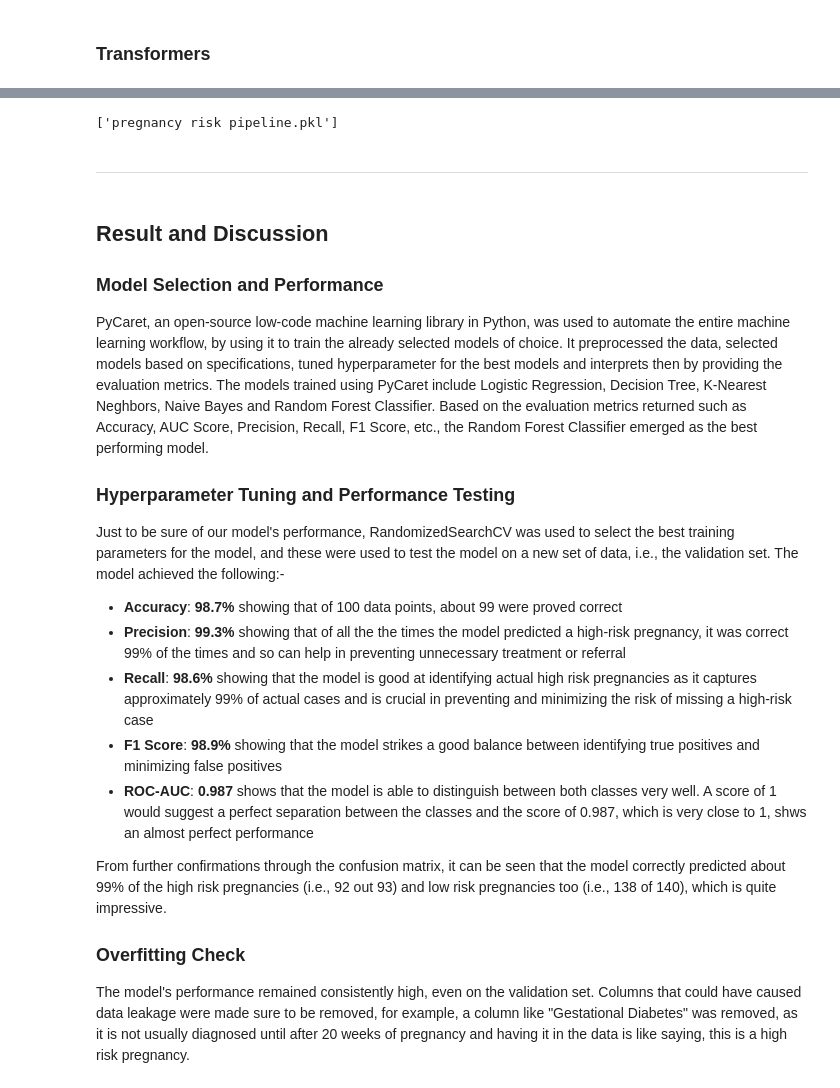
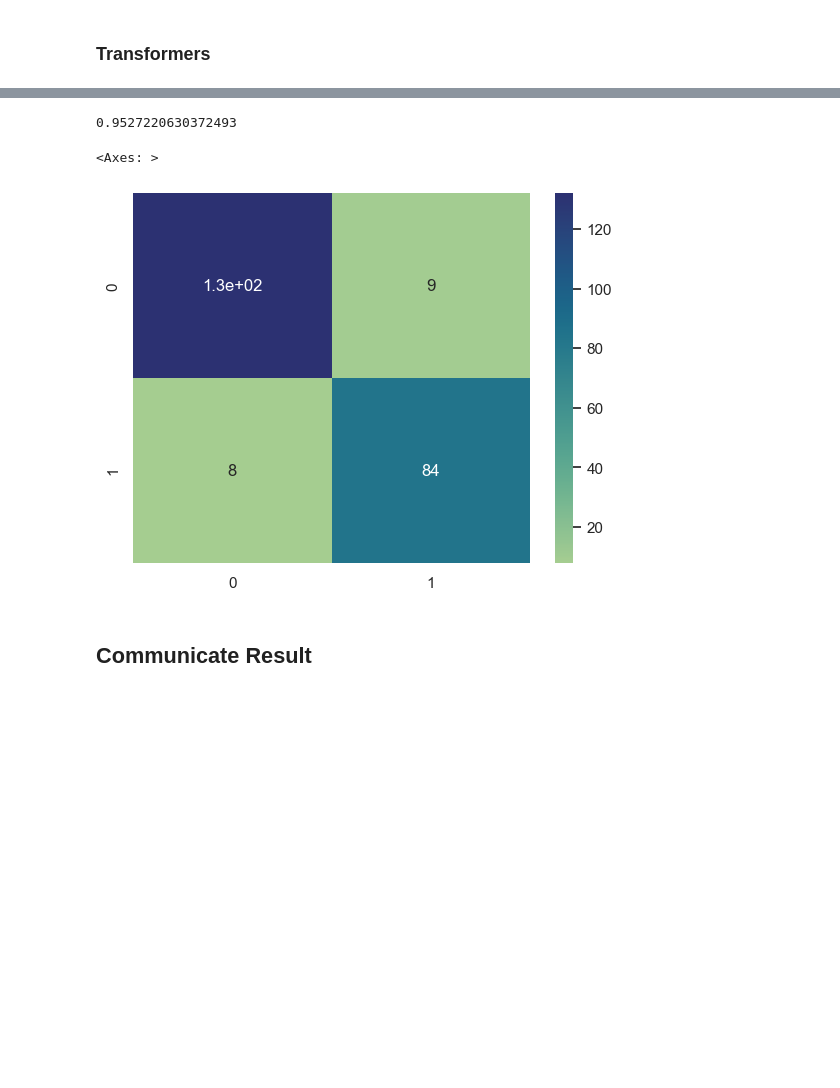
Before and after one commit to Vhickyem/Pregnancy-Risk-Prediction, a Jupyter notebook: code.ipynb, the cells around one changed output, grey strips where cells are left out. Cells and saved outputs as stored; diff of their text form; code cells hidden in the pictures; blank space fills up the shorter version.

Commit message:
Full EDA done, Well-thought out process, Interpretations and Deployments

```diff
--- a/code.ipynb
+++ b/code.ipynb
@@ -711,25 +693,19 @@ class BPRatio(BaseEstimator, TransformerMixin):
 
 class DropSomeFeatures(BaseEstimator, TransformerMixin):
     def __init__(self, columns_to_drop=None):
-        self.columns_to_drop = columns_to_drop
+        self.columns_to_drop = columns_to_drop if columns_to_drop else []
 
     def fit(self, X, y=None):
-        if isinstance(X, pd.DataFrame):
-            self.columns_ = X.columns
+        self.actual_columns_to_drop = self.columns_to_drop
         return self
 
     def transform(self, X):
-        if isinstance(X, pd.DataFrame):
-            return X.drop(columns=self.columns_to_drop, errors="ignore")
-        else:
-            raise TypeError("Input should be a Pandas DataFrame")
+        return X.drop(columns=self.actual_columns_to_drop, errors="ignore")
 # %%
-# create column transformer to exclude the categorical columns while scaling the others
-
 # redefine num_cols
-final_num_cols = [col for col in num_cols if col not in ['Systolic BP', 'Diastolic', 'Body Temp']]
+final_num_cols = [col for col in num_cols if col not in ['Diastolic']]
 scaler = ColumnTransformer(transformers=[('scaler', RobustScaler(), final_num_cols)],
                                  remainder="passthrough")
 
 # create list of columns to drop
-columns_to_drop = ["Systolic BP", "Diastolic", "Body Temp", "Gestational Diabetes"]
+columns_to_drop = ["Diastolic","Gestational Diabetes"]
@@ -736,10 +715,11 @@ columns_to_drop = ["Systolic BP", "Diastolic", "Body Temp", "Gestational Diabete
 # %%
-# Build my Pipeline
+# Build my Logistic Regression Pipeline
 
 pipeline = Pipeline(steps=[
-    ('attr_adder', BPRatio()),
+    #('group_columns', GroupColumns(columns_to_group=["Age"])),
     ('column_dropper', DropSomeFeatures(columns_to_drop=columns_to_drop)),
     ('scaler', scaler),
+    #('encoder', encoder),
     ('logistic_regression', LogisticRegression(class_weight='balanced'))
 ])
 # %%
@@ -850,16 +742,0 @@ Best Random Forest Params:  {'rf__n_estimators': 100, 'rf__min_samples_split': 1
-# %%
-# Build my Logistic Regression Pipeline as a backup
-
-logreg_pipeline = Pipeline(steps=[
-    ('attr_adder', BPRatio()),
-    ('column_dropper', DropSomeFeatures(columns_to_drop=columns_to_drop)),
-    #('scaler', scaler),
-    ('logreg', LogisticRegression(penalty='l2', solver='liblinear', max_iter=1000, class_weight='balanced'))
-])
-
-#train
-logreg_pipeline.fit(X_train, y_train_encoded)
-y_pred = logreg_pipeline.fit(X_train, y_train_encoded).predict(X_test)
-print("Logistic Regression Accuracy: ", logreg_pipeline.score(X_test, y_test_encoded))
-print(confusion_matrix(y_test_encoded, y_pred))
-print(classification_report(y_test_encoded, y_pred, target_names=le.classes_))
@@ -924,28 +743,12 @@ weighted avg       0.99      0.99      0.99       233
-# %%
-# save the pipeline
-joblib.dump(final_pipeline, "pregnancy risk pipeline.pkl")
-# %% [output]
-['pregnancy risk pipeline.pkl']
-# %% [markdown]
-
-
----
-# %% [markdown]
-## Result and Discussion
-
-### Model Selection and Performance
-PyCaret, an open-source low-code machine learning library in Python, was used to automate the entire machine learning workflow, by using it to train the already selected models of choice. It preprocessed the data, selected models based on specifications, tuned hyperparameter for the best models and interprets then by providing the evaluation metrics.
-The models trained using PyCaret include Logistic Regression, Decision Tree, K-Nearest Neghbors, Naive Bayes and Random Forest Classifier. Based on the evaluation metrics returned such as Accuracy, AUC Score, Precision, Recall, F1 Score, etc., the Random Forest Classifier emerged as the best performing model.
-
-### Hyperparameter Tuning and Performance Testing
-Just to be sure of our model's performance, RandomizedSearchCV was used to select the best training parameters for the model, and these were used to test the model on a new set of data, i.e., the validation set. The model achieved the following:-
-  * **Accuracy**: **98.7%** showing that of 100 data points, about 99 were proved correct
-  * **Precision**: **99.3%** showing that of all the the times the model predicted a high-risk pregnancy, it was correct 99% of the times and so can help in preventing unnecessary treatment or referral
-  * **Recall**: **98.6%** showing that the model is good at identifying actual high risk pregnancies as it captures approximately 99% of actual cases and is crucial in preventing and minimizing the risk of missing a high-risk case
-  * **F1 Score**: **98.9%** showing that the model strikes a good balance between identifying true positives and minimizing false positives
-  * **ROC-AUC**: **0.987** shows that the model is able to distinguish between both classes very well. A score of 1 would suggest a perfect separation between the classes and the score of 0.987, which is very close to 1, shws an almost perfect performance
-
-From further confirmations through the confusion matrix, it can be seen that the model correctly predicted about 99% of the high risk pregnancies (i.e., 92 out 93) and low risk pregnancies too (i.e., 138 of 140), which is quite impressive.
-
-### Overfitting Check
-The model's performance remained consistently high, even on the validation set. Columns that could have caused data leakage were made sure to be removed, for example, a column like "Gestational Diabetes" was removed, as it is not usually diagnosed until after 20 weeks of pregnancy and having it in the data is like saying, this is a high risk pregnancy.
+# %%
+pipeline.score(X_train, y_train_encoded)
+# %% [output]
+0.9527220630372493
+# %%
+cm = confusion_matrix(y_pred, y_test_encoded)
+sns.heatmap(cm, annot=True, cmap="crest")
+# %% [output]
+<Axes: >
+[figure, added]
+# %% [markdown]
+## Communicate Result
```
Also changed, not shown: parts of 53 cells of this notebook, 6 other files.
